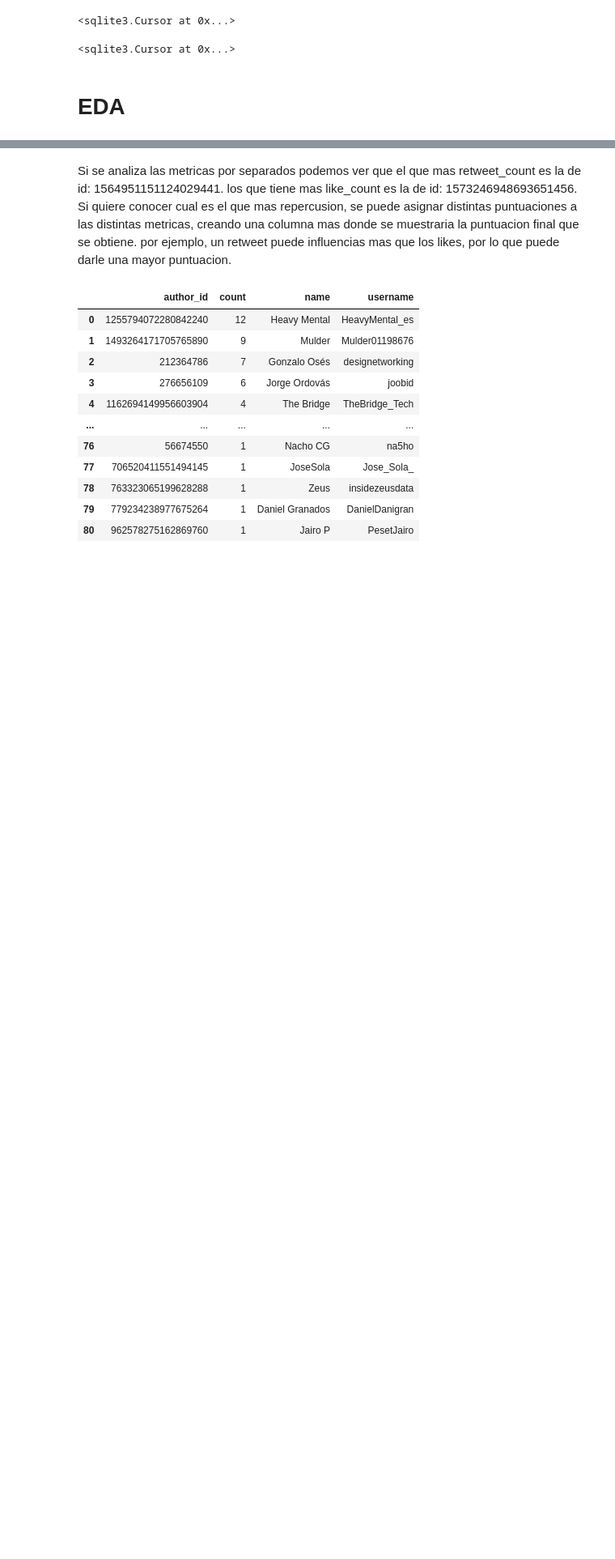
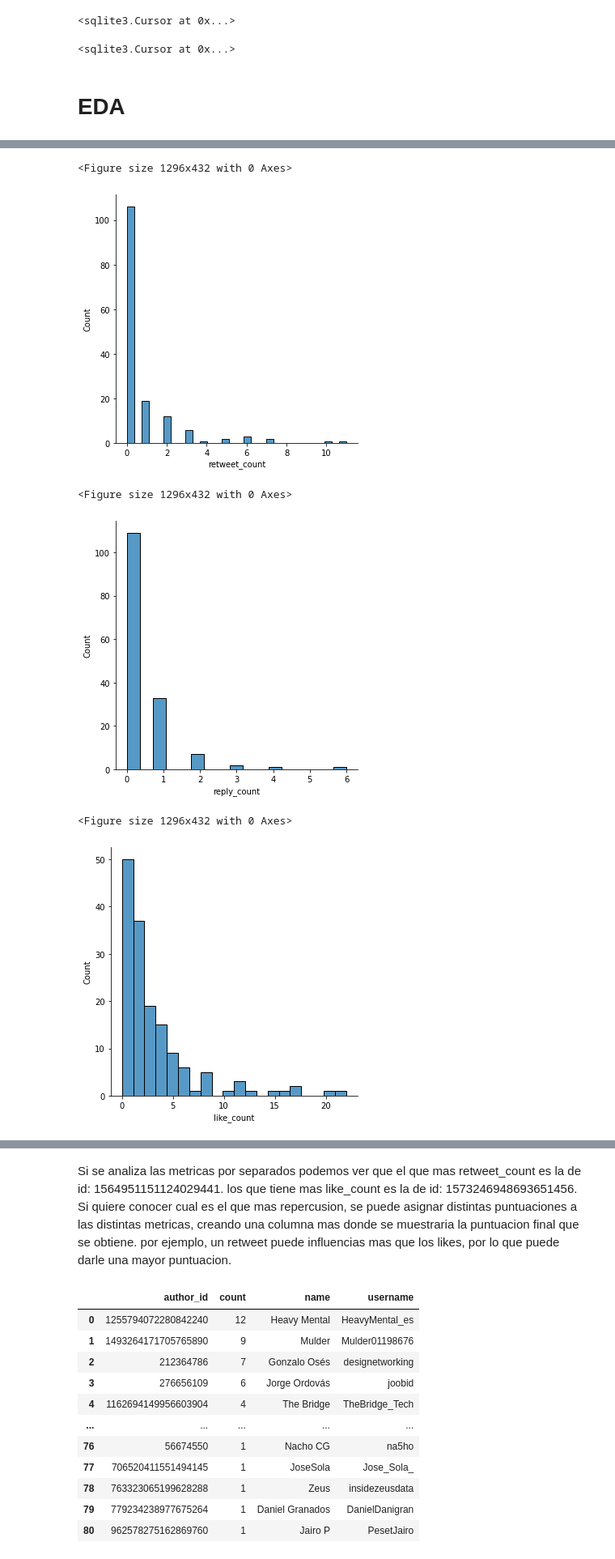
Before and after one commit to xyaimao/Prueba_Tecnica, a Jupyter notebook: trabajo1.ipynb, the cells around one changed output, grey strips where cells are left out. Shown: that part at 81% size. Cells and saved outputs as stored; diff of their text form; code cells hidden in the pictures; blank space fills up the shorter version.

```diff
--- a/trabajo1.ipynb
+++ b/trabajo1.ipynb
@@ -271,0 +298,14 @@ df_text[df_text['quote_count']==df_text['quote_count'].max()]
+# %%
+numCols = ['retweet_count', 'reply_count', 'like_count','quote_count']
+
+for col in numCols:
+    plt.figure(figsize=(18,6))
+    sns.displot(x=col,data=df_text, palette=["#ff006e", "#83c5be", "#3a0ca3"])
+    plt.show()
+# %% [output]
+<Figure size 1296x432 with 0 Axes>
+[figure, added]
+<Figure size 1296x432 with 0 Axes>
+[figure, added]
+<Figure size 1296x432 with 0 Axes>
+[figure, added]
```
Also changed, not shown: parts of 17 cells of this notebook, 1 other file.
